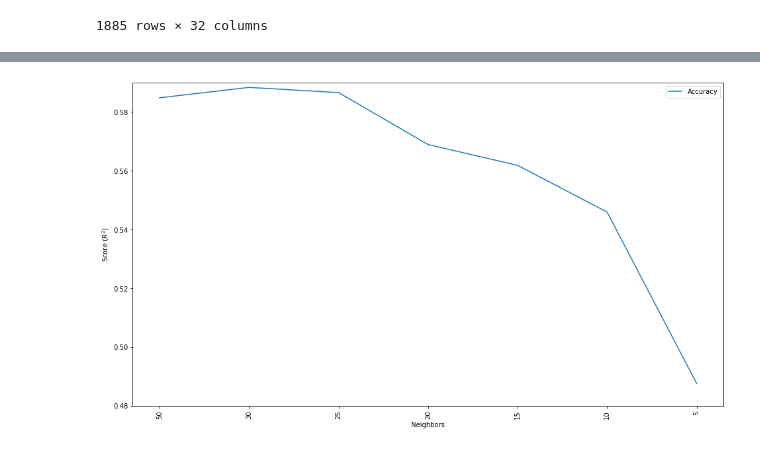
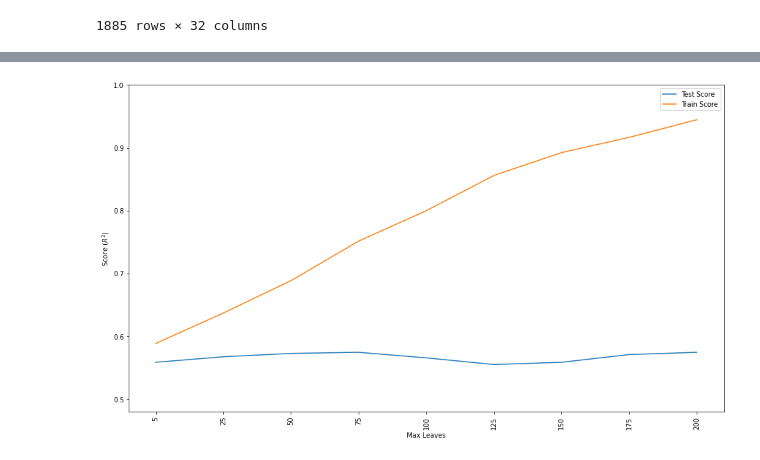
Before and after one commit to martinel-UAS/projects, a Jupyter notebook: Assignment_1/Assignment_1.ipynb, the cells around one changed output, grey strips where cells are left out. Cells and saved outputs as stored; diff of their text form; code cells hidden in the pictures.

```diff
--- a/Assignment_1/Assignment_1.ipynb
+++ b/Assignment_1/Assignment_1.ipynb
@@ -324,7 +346,7 @@ df
 predicted_class_names = ['Alcohol','Amphet', 'Amyl', 'Benzos', 'Caff',
        'Cannabis', 'Choc', 'Coke', 'Crack', 'Ecstasy',
        'Heroin', 'Ketamine', 'Legalh', 'LSD', 'Meth',
-       'Mushrooms', 'Nicotine', 'Semer', 'VSA'
+       'Mushrooms', 'Nicotine', 'VSA'
        ]
 
 # Let's create a new quality class
@@ -406,9 +443,10 @@ weighted avg      0.515     0.555     0.512       566
 # %%
 # Perform a simple manual optimization for one of the default parameters (at least 5 different values)
-neighbors = [5, 10, 15, 20, 25, 30, 50]
+max_leaves = [5, 25, 50, 75, 100, 125, 150, 175, 200]
 scores = ["Accuracy", "Recall", "F1_score"]
 
 accuracies = []
+accuracies_train = []
 
 scores_dataset = pd.DataFrame()
 scores_dataset["Metric"] = scores
@@ -425,20 +463,29 @@ scaler = StandardScaler()
 X_train = scaler.fit_transform(X_train)
 X_test = scaler.transform(X_test)
 
-for n in neighbors:
+for max_leaf in max_leaves:
 
-    # Fitting K Neighboirs Classification to the Training set
-    model = KNeighborsClassifier(n_neighbors=n).fit(X_train,y_train.ravel())
+    # Fitting Random Forest Classification to the Training set
+    model = RandomForestClassifier(max_leaf_nodes=max_leaf).fit(X_train, y_train.ravel())
+
     # Predicting the Test set results
     y_pred = model.predict(X_test)
-
     accuracies.append(metrics.accuracy_score(y_test,y_pred))
 
-    scores_dataset[f"Neighbors={n}"] = [
+    # Predicting the Train set results
+    y_pred_train = model.predict(X_train)
+    accuracies_train.append(metrics.accuracy_score(y_train,y_pred_train))
+
+    scores_dataset[f"{max_leaf}"] = [
         metrics.accuracy_score(y_test,y_pred),
         metrics.recall_score(y_test, y_pred, average='weighted'),
         metrics.f1_score(y_test, y_pred, average='weighted')
         ]
 
 scores_dataset
+
+scores_dataset = scores_dataset.set_index('Metric')
+sns.heatmap(scores_dataset, annot=True, cmap="Blues")
+plt.xlabel("Number of leaves")
+plt.show()
 # %% [output]
@@ -449,14 +493,16 @@ scores_dataset
 # %%
 # Plot the new obtained score as a function of the chosen parameter
 def plot_score():
-    plt.plot(accuracies, label="Accuracy")
+    plt.plot(accuracies, label="Test Score")
+    plt.plot(accuracies_train, label="Train Score")
     plt.ylabel("Score ($R^2$)")
-    plt.xlabel("Neighbors")
-    plt.ylim([0.48,0.59])
-    plt.xticks(range(len(neighbors)), neighbors, rotation=90)
+    plt.xlabel("Max Leaves")
+    plt.ylim([0.48,1])
+    plt.xticks(range(len(max_leaves)), max_leaves, rotation=90)
     plt.gca().invert_xaxis()
     plt.legend()
 
 plot_score()
+plt.gca().invert_xaxis()
 # %% [output]
-[figure, old version]
+[figure, new version]
```
Also changed, not shown: parts of 16 cells of this notebook.
